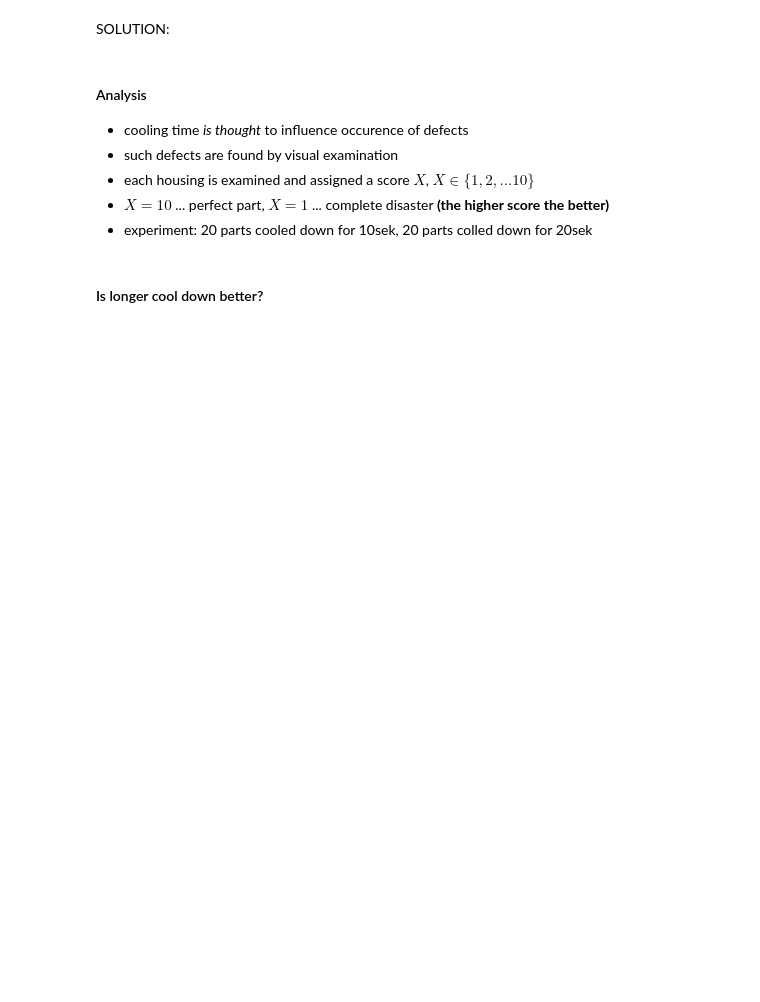
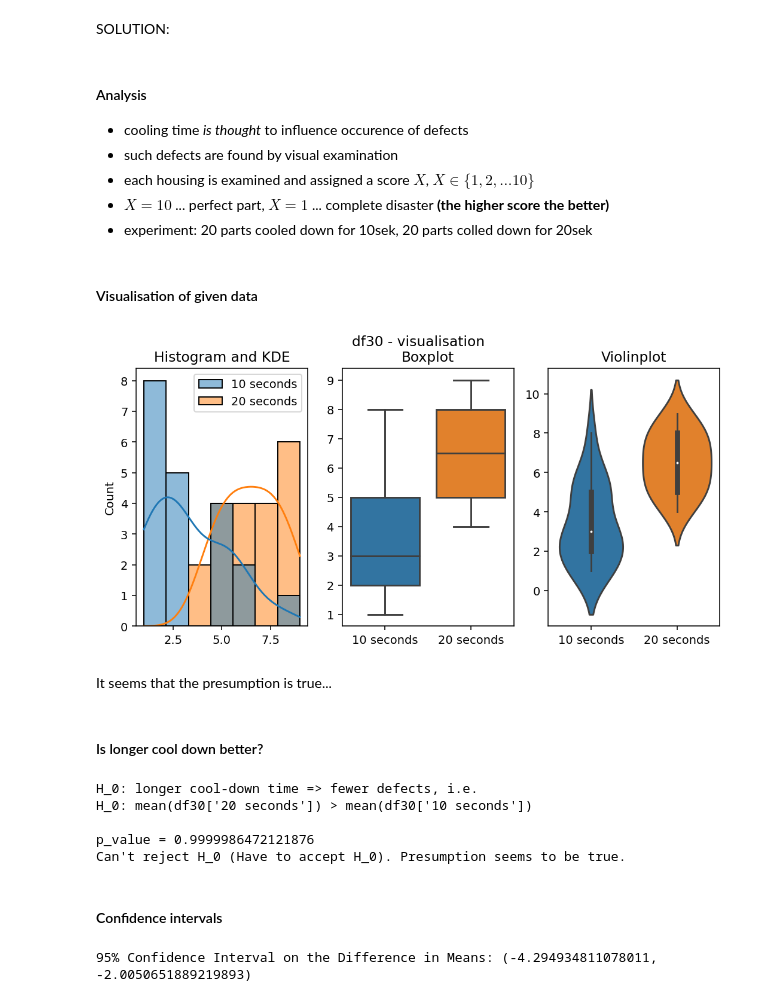
Before and after one commit to aleksejalex/super-funicular, a Jupyter notebook: 01NAEX_Exercise_01_Python_solution_Gaj.ipynb, the cells around one changed output. Saved outputs shown, nothing was run; the diff lists cells and outputs as text; code cells hidden in the pictures; blank space fills up the shorter version.

```diff
--- a/01NAEX_Exercise_01_Python_solution_Gaj.ipynb
+++ b/01NAEX_Exercise_01_Python_solution_Gaj.ipynb
@@ -341,19 +325,83 @@ SOLUTION:
  - each housing is examined and assigned a score $X$, $X \in \lbrace1, 2, \ldots 10 \rbrace$
  - $X=10$ ... perfect part, $X=1$ ... complete disaster **(the higher score the better)**
  - experiment: 20 parts cooled down for 10sek, 20 parts colled down for 20sek
+# %% [markdown]
+#### Visualisation of given data
+# %%
+plt.figure(figsize=(9, 4), dpi=140)
+plt.subplot(131)
+sbn.histplot(data=df30, kde=True)
+plt.title('Histogram and KDE')
+
+plt.subplot(132)
+sbn.boxplot(data=df30)
+plt.title('Boxplot')
+
+plt.subplot(133)
+sbn.violinplot(data=df30)
+plt.title('Violinplot')
+
+plt.suptitle('df30 - visualisation')
+
+plt.savefig('df30.png', dpi=400)
+plt.show()
+# %% [output]
+[figure, added]
+# %% [markdown]
+It seems that the presumption is true...
 # %% [markdown]
 #### Is longer cool down better?
 # %%
 # formulate H_0
 print(f'H_0: longer cool-down time => fewer defects, i.e. ')
-print(f"H_0: mean(df30['20 seconds']) > mean(df30['10 seconds'])")
+print(f"H_0: mean(df30['20 seconds']) > mean(df30['10 seconds']) \n")
 
-# Perform a Shapiro-Wilk
-stat, p_value = scp.stats.shapiro(df26.Type1)
+# Perform a t-test
+stat, p_value = scp.stats.ttest_ind(df30['20 seconds'], df30['10 seconds'], equal_var=False, alternative='less')
+# ‘less’: the mean of the distribution underlying the first sample is less than the mean of the distribution underlying the second sample
 print(f'p_value = {p_value}')
 
 alpha = 0.05  # significance level
 if p_value < alpha:
-    print("Reject H_0 (Have to accept H_1). Data of Type1 doesn't come from normal distribution.")
+    # we dont have enough evidence to accept H_0
+    print("Reject H_0 (Have to accept H_1). Presumption seems to be false.")
 else:
-    print("Can't reject H_0 (Have to accept H_0). Data of Type1 come from normal distribution ✅")
+    # significant evidence to reject H_0, i.e. to accept H_1
+    print("Can't reject H_0 (Have to accept H_0). Presumption seems to be true.")
+# %% [output]
+H_0: longer cool-down time => fewer defects, i.e.
+H_0: mean(df30['20 seconds']) > mean(df30['10 seconds'])
+
+p_value = 0.9999986472121876
+Can't reject H_0 (Have to accept H_0). Presumption seems to be true.
+# %% [markdown]
+#### Confidence intervals
+# %%
+# Calculate means and std-s
+mean10sec = np.mean(df30['10 seconds'])
+mean20sec = np.mean(df30['20 seconds'])
+std10sec = np.std(df30['10 seconds'], ddof=1)
+std20sec = np.std(df30['20 seconds'], ddof=1)
+
+# get num of data
+n1 = len(df30['10 seconds'])
+n2 = len(df30['20 seconds'])
+
+# std error
+se = np.sqrt((std10sec**2 / n1) + (std20sec**2 / n2))
+
+# Calculate the t-statistic for a 95% confidence interval (two-tailed)
+alpha = 0.05
+t_critical = scp.stats.t.ppf(1 - alpha / 2, df=(n1 + n2 - 2))
+
+# Calculate the margin of error
+margin_of_error = t_critical * se
+
+diff_of_means = mean10sec - mean20sec
+
+# Calculate the confidence interval
+confidence_interval = (diff_of_means - margin_of_error, diff_of_means + margin_of_error)
+
+print("95% Confidence Interval on the Difference in Means:", confidence_interval)
+# %% [output]
+95% Confidence Interval on the Difference in Means: (-4.294934811078011, -2.0050651889219893)
```
Also changed, not shown: parts of 6 cells of this notebook.
